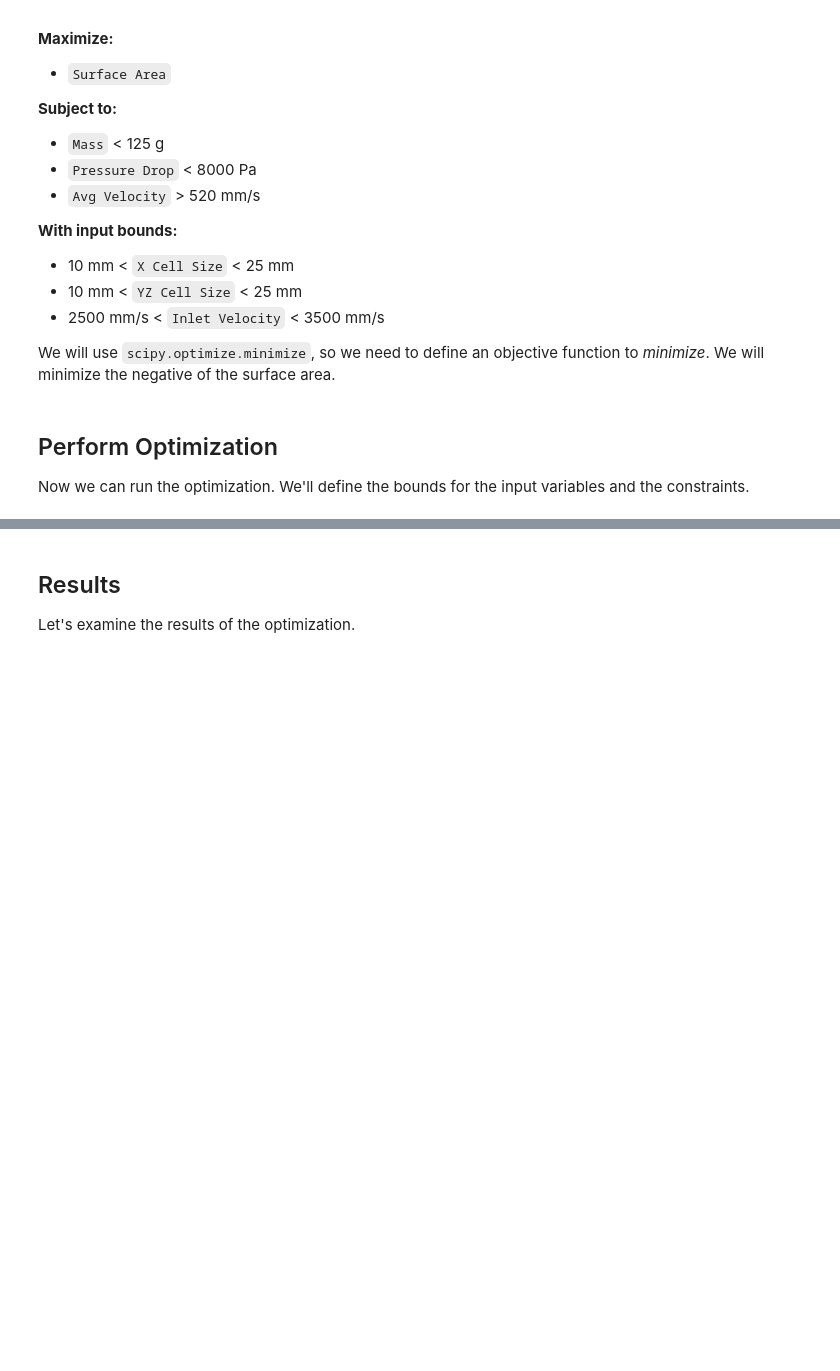
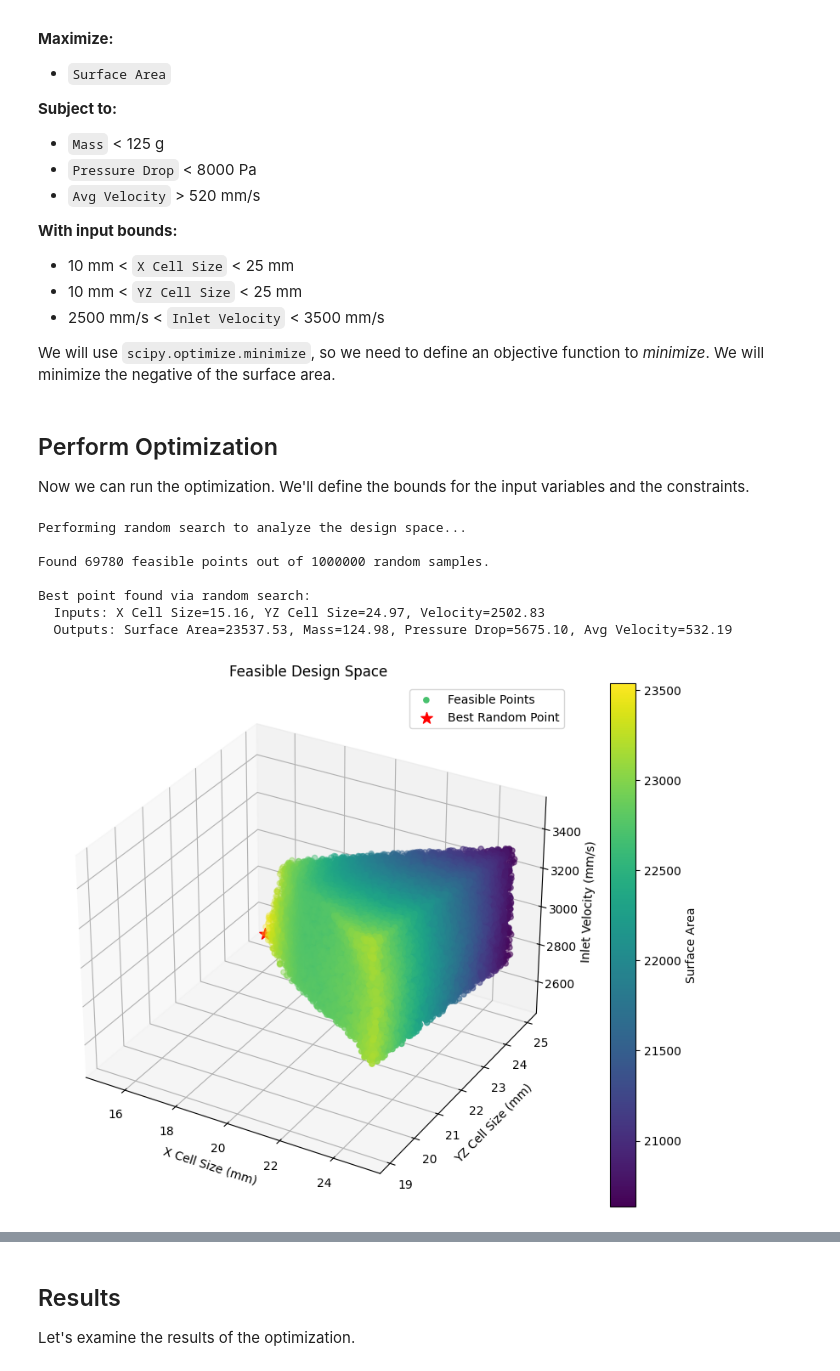
Before and after one commit to jbajcz/ntop_ASME_2025, a Jupyter notebook: inverse_design.ipynb, the cells around one changed output, grey strips where cells are left out. Cells and saved outputs as stored; diff of their text form; code cells hidden in the pictures; blank space fills up the shorter version.

```diff
--- a/inverse_design.ipynb
+++ b/inverse_design.ipynb
@@ -93,7 +95,7 @@ bounds = Bounds(
 
 # --- Analyze Search Space ---
 print("Performing random search to analyze the design space...")
-num_samples = 500000
+num_samples = 1000000
 random_samples = np.random.uniform(low=bounds.lb, high=bounds.ub, size=(num_samples, 3))
 
 # Predict outputs for all samples in a batch
@@ -110,33 +112,42 @@ num_feasible = np.sum(feasible_mask)
 
 print(f"\nFound {num_feasible} feasible points out of {num_samples} random samples.")
 
 if num_feasible > 0:
     feasible_inputs = random_samples[feasible_mask]
     feasible_outputs = predicted_outputs[feasible_mask]
 
     # Find the best point from the random search
     best_random_idx = np.argmax(feasible_outputs[:, 2]) # Index of max surface area
     best_random_input = feasible_inputs[best_random_idx]
     best_random_output = feasible_outputs[best_random_idx]
 
     print("\nBest point found via random search:")
     print(f"  Inputs: X Cell Size={best_random_input[0]:.2f}, YZ Cell Size={best_random_input[1]:.2f}, Velocity={best_random_input[2]:.2f}")
     print(f"  Outputs: Surface Area={best_random_output[2]:.2f}, Mass={best_random_output[3]:.2f}, Pressure Drop={best_random_output[0]:.2f}, Avg Velocity={best_random_output[1]:.2f}")
 
     # Visualize the feasible region
     fig = plt.figure(figsize=(12, 8))
     ax = fig.add_subplot(111, projection='3d')
     sc = ax.scatter(feasible_inputs[:, 0], feasible_inputs[:, 1], feasible_inputs[:, 2], c=feasible_outputs[:, 2], cmap='viridis', label='Feasible Points')
     ax.scatter(best_random_input[0], best_random_input[1], best_random_input[2], c='red', s=100, marker='*', label='Best Random Point')
     ax.set_xlabel('X Cell Size (mm)')
     ax.set_ylabel('YZ Cell Size (mm)')
     ax.set_zlabel('Inlet Velocity (mm/s)')
     ax.set_title('Feasible Design Space')
     plt.colorbar(sc, label='Surface Area')
     plt.legend()
     plt.show()
 else:
     print("\nCould not find any feasible points with random sampling. The constraints may be too strict.")
+# %% [output]
+Performing random search to analyze the design space...
+
+Found 69780 feasible points out of 1000000 random samples.
+
+Best point found via random search:
+  Inputs: X Cell Size=15.16, YZ Cell Size=24.97, Velocity=2502.83
+  Outputs: Surface Area=23537.53, Mass=124.98, Pressure Drop=5675.10, Avg Velocity=532.19
+[figure, added]
 # %%
 # Define the constraints
 # All constraint function values must be non-negative
```
Also changed, not shown: parts of 4 cells of this notebook, 5 other files.
